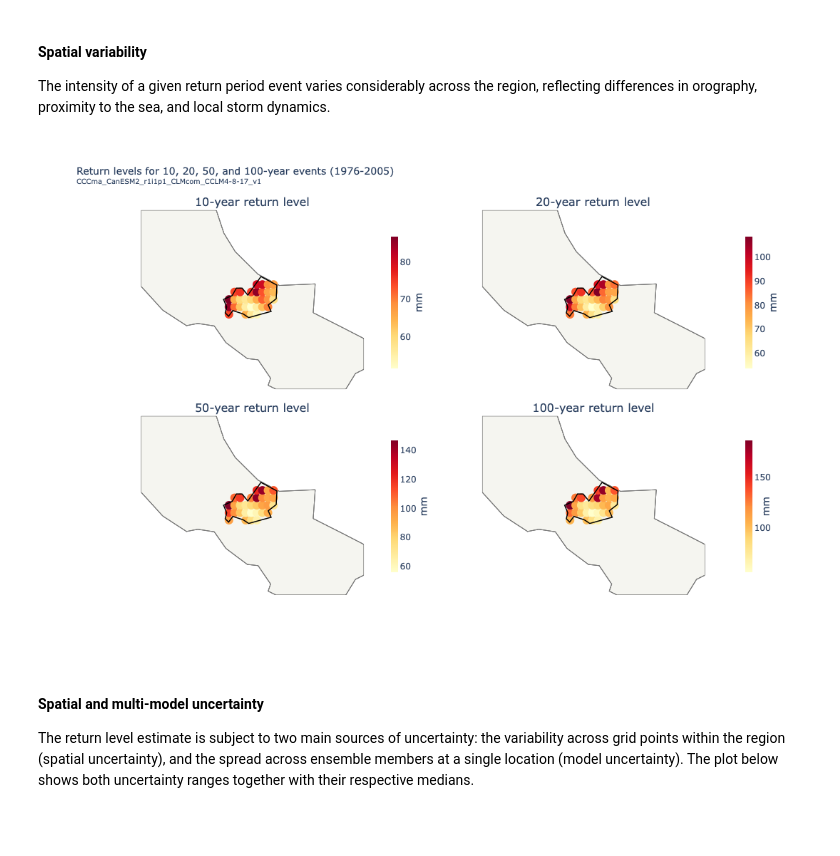
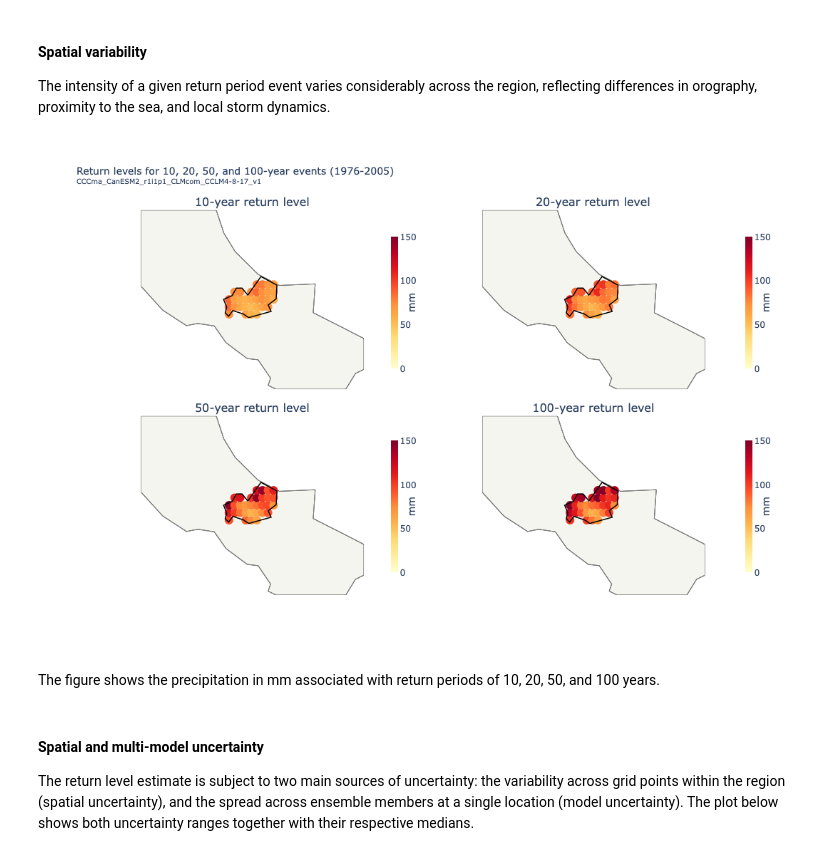
Before and after one commit to jkeune/extreme_precip_exposure, a Jupyter notebook: tutorials/changing_hazard.ipynb, the cells around one changed output. Cells and saved outputs as stored; diff of their text form; code cells hidden in the pictures; blank space fills up the shorter version.

Commit message:
style: common plotting range for all return period subplots

```diff
--- a/tutorials/changing_hazard.ipynb
+++ b/tutorials/changing_hazard.ipynb
@@ -406,8 +406,8 @@ for idx, rp_val in enumerate(rp_subset):
                 colorscale='YlOrRd',
                 size=12,
                 showscale=True,
-                cmin=rp_data['return_level'].min(),
-                cmax=rp_data['return_level'].max(),
+                cmin=0,#rp_data['return_level'].min(),
+                cmax=150,#rp_data['return_level'].max(),
                 colorbar=dict(
                     title=dict(text='mm', side='right'),
                     thickness=10,
@@ -417,34 +417,36 @@ for idx, rp_val in enumerate(rp_subset):
                     thicknessmode='pixels',
                     yanchor='top',
                 ),
             ),
             hovertemplate=(
                 f'{rp_val}-yr return level<br>'
                 'lat: %{lat:.4f}, lon: %{lon:.4f}<br>'
                 '%{marker.color:.1f} mm<extra></extra>'
             ),
             geo=geo_key,
         ),
         row=row, col=col,
     )
     fig.add_trace(region_boundary_trace(geo_key=geo_key), row=row, col=col)
     fig.update_layout(**{geo_key: geo_settings})
 
 fig.update_layout(
     title=dict(
         text=(
             f'Return levels for 10, 20, 50, and 100-year events '
             f'({baseline_start}-{baseline_end})'
             f'<br><sup>{example_model}</sup>'
         ),
         font=dict(size=14),
     ),
     autosize=True,
     height=720,
 )
 fig.show(config={'displayModeBar': True, 'responsive': True})
 # %% [output]
-[figure, old version]
+[figure, new version]
+# %% [markdown]
+The figure shows the precipitation in mm associated with return periods of 10, 20, 50, and 100 years.
 # %% [markdown]
 #### Spatial and multi-model uncertainty
 
```
